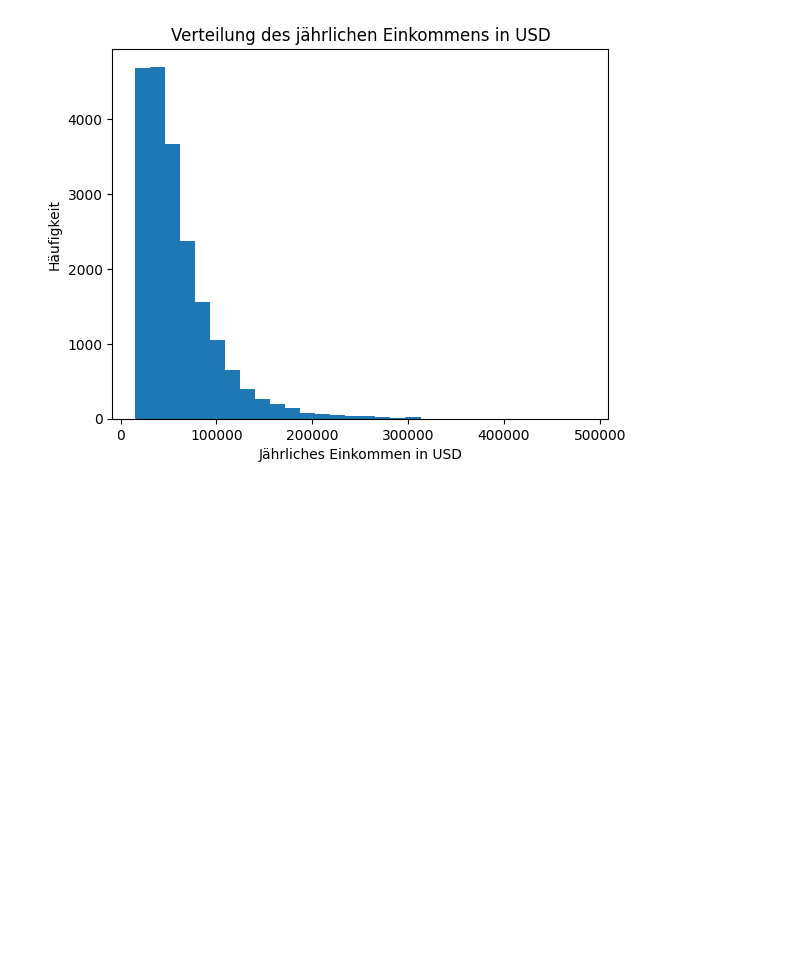
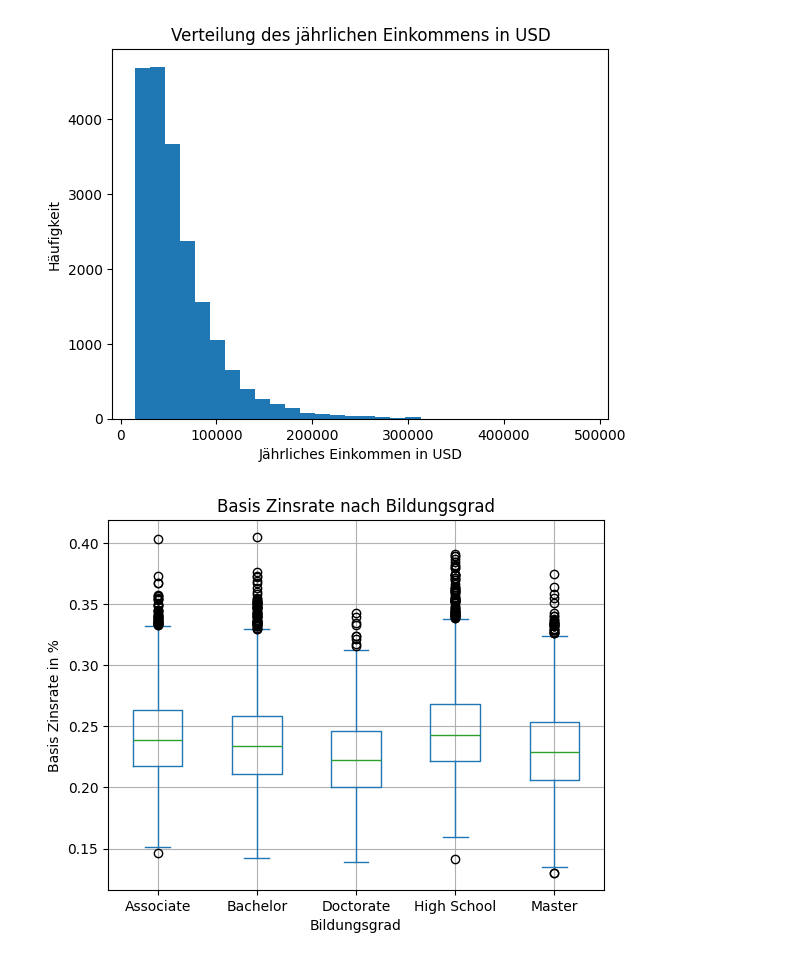
Before and after one commit to jovicdev97/financial-data-analytics, a Jupyter notebook: test.ipynb, the cells around one changed output. Cells and saved outputs as stored; diff of their text form; code cells hidden in the pictures; blank space fills up the shorter version.

Commit message:
Add: Kapitel 2 BoxPlot

```diff
--- a/test.ipynb
+++ b/test.ipynb
@@ -194,3 +194,13 @@ plt.title("Verteilung des jährlichen Einkommens in USD")
 plt.show()
 # %% [output]
 [figure]
+# %%
+"""Diagramm 4 - BoxPlot"""
+
+df.plot(kind = 'box', column='BaseInterestRate', by='EducationLevel', grid=True)
+plt.title("Basis Zinsrate nach Bildungsgrad")
+plt.xlabel("Bildungsgrad")
+plt.ylabel("Basis Zinsrate in %")
+plt.show()
+# %% [output]
+[figure, added]
```
